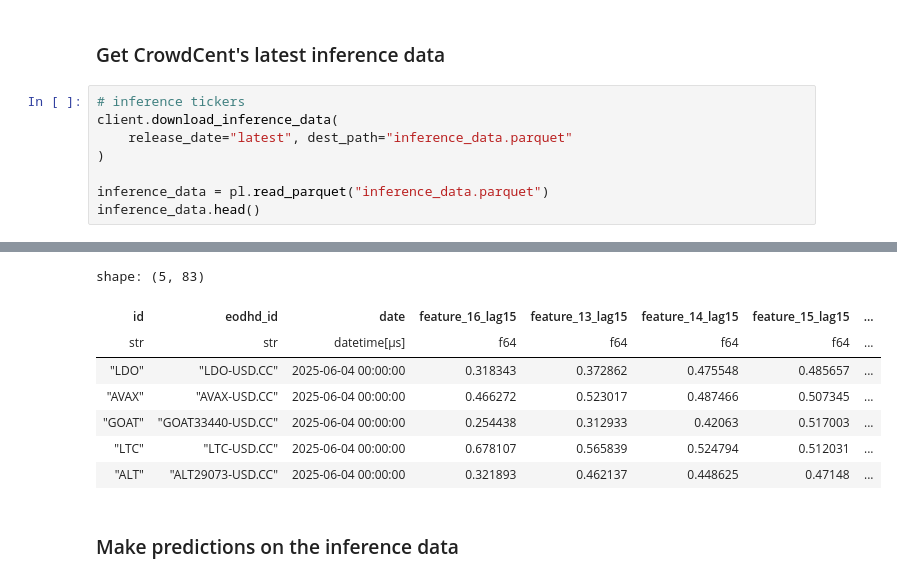
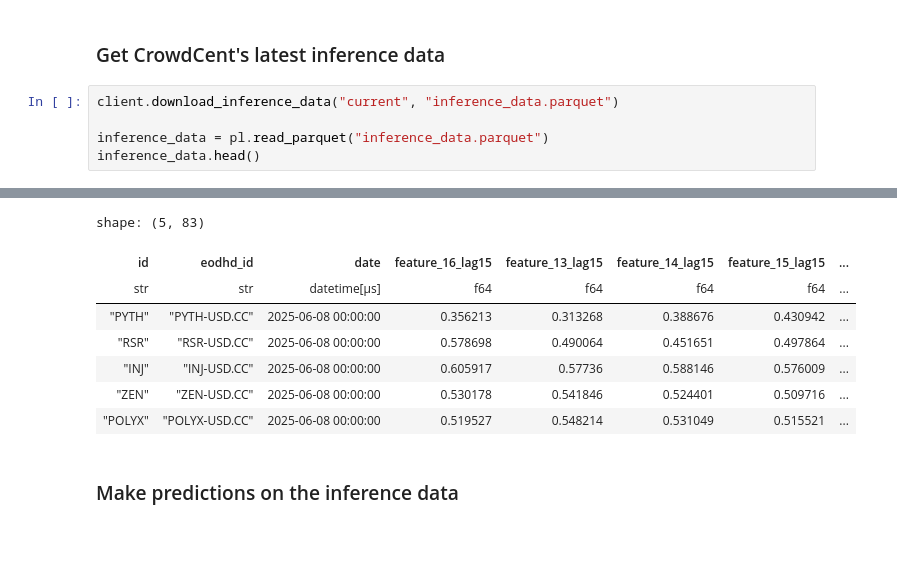
Before and after one commit to crowdcent/crowdcent-challenge, a Jupyter notebook: docs/tutorials/hyperliquid-end-to-end.ipynb, the cells around one changed output, grey strips where cells are left out. Saved outputs shown, nothing was run; the diff lists cells and outputs as text; blank space fills up the shorter version.

```diff
--- a/docs/tutorials/hyperliquid-end-to-end.ipynb
+++ b/docs/tutorials/hyperliquid-end-to-end.ipynb
@@ -73,10 +73,7 @@ XGBRegressor(base_score=None, booster=None, callbacks=None,
 # %% [markdown]
 ### Get CrowdCent's latest inference data
 # %%
-# inference tickers
-client.download_inference_data(
-    release_date="latest", dest_path="inference_data.parquet"
-)
+client.download_inference_data("current", "inference_data.parquet")
 
 inference_data = pl.read_parquet("inference_data.parquet")
 inference_data.head()
@@ -86,11 +84,11 @@ inference_data.head()
 shape: (5, 83)
 | id | eodhd_id | date | feature_16_lag15 | feature_13_lag15 | feature_14_lag15 | feature_15_lag15 | ... |
 | str | str | datetime[μs] | f64 | f64 | f64 | f64 | ... |
-| "LDO" | "LDO-USD.CC" | 2025-06-04 00:00:00 | 0.318343 | 0.372862 | 0.475548 | 0.485657 | ... |
-| "AVAX" | "AVAX-USD.CC" | 2025-06-04 00:00:00 | 0.466272 | 0.523017 | 0.487466 | 0.507345 | ... |
-| "GOAT" | "GOAT33440-USD.CC" | 2025-06-04 00:00:00 | 0.254438 | 0.312933 | 0.42063 | 0.517003 | ... |
-| "LTC" | "LTC-USD.CC" | 2025-06-04 00:00:00 | 0.678107 | 0.565839 | 0.524794 | 0.512031 | ... |
-| "ALT" | "ALT29073-USD.CC" | 2025-06-04 00:00:00 | 0.321893 | 0.462137 | 0.448625 | 0.47148 | ... |
+| "PYTH" | "PYTH-USD.CC" | 2025-06-08 00:00:00 | 0.356213 | 0.313268 | 0.388676 | 0.430942 | ... |
+| "RSR" | "RSR-USD.CC" | 2025-06-08 00:00:00 | 0.578698 | 0.490064 | 0.451651 | 0.497864 | ... |
+| "INJ" | "INJ-USD.CC" | 2025-06-08 00:00:00 | 0.605917 | 0.57736 | 0.588146 | 0.576009 | ... |
+| "ZEN" | "ZEN-USD.CC" | 2025-06-08 00:00:00 | 0.530178 | 0.541846 | 0.524401 | 0.509716 | ... |
+| "POLYX" | "POLYX-USD.CC" | 2025-06-08 00:00:00 | 0.519527 | 0.548214 | 0.531049 | 0.515521 | ... |
 # %% [markdown]
 ### Make predictions on the inference data
 # %%
```
Also changed, not shown: parts of 5 cells of this notebook, 7 other files.
